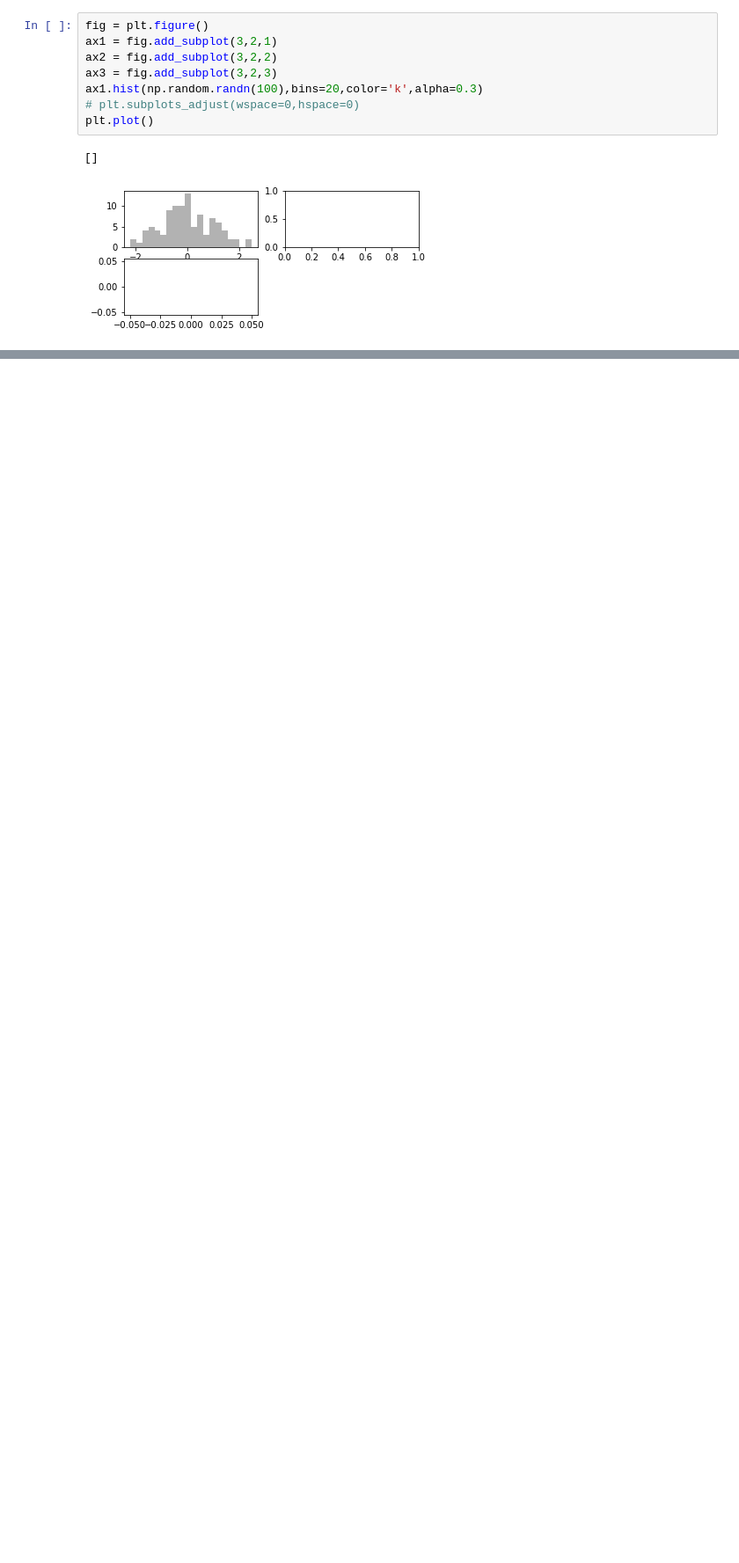
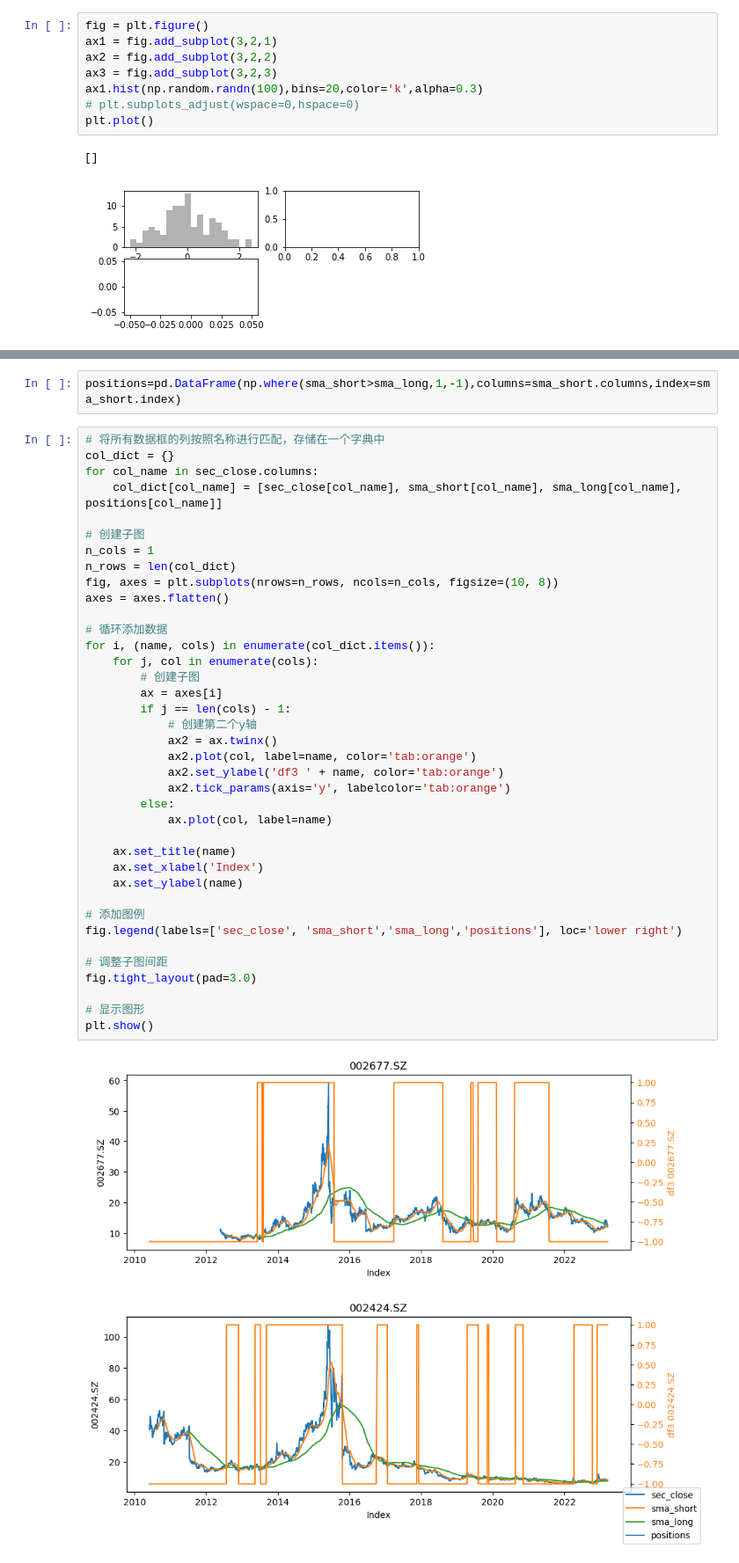
Before and after one commit to Howieshi666/Investment, a Jupyter notebook: matplotlib.ipynb, the cells around one changed output, grey strips where cells are left out. Shown at 88% size. Saved outputs shown, nothing was run; the diff lists cells and outputs as text; blank space fills up the shorter version.

```diff
--- a/matplotlib.ipynb
+++ b/matplotlib.ipynb
@@ -22,0 +48,42 @@ plt.plot()
+# %%
+positions=pd.DataFrame(np.where(sma_short>sma_long,1,-1),columns=sma_short.columns,index=sma_short.index)
+# %%
+# 将所有数据框的列按照名称进行匹配，存储在一个字典中
+col_dict = {}
+for col_name in sec_close.columns:
+    col_dict[col_name] = [sec_close[col_name], sma_short[col_name], sma_long[col_name], positions[col_name]]
+
+# 创建子图
+n_cols = 1
+n_rows = len(col_dict)
+fig, axes = plt.subplots(nrows=n_rows, ncols=n_cols, figsize=(10, 8))
+axes = axes.flatten()
+
+# 循环添加数据
+for i, (name, cols) in enumerate(col_dict.items()):
+    for j, col in enumerate(cols):
+        # 创建子图
+        ax = axes[i]
+        if j == len(cols) - 1:
+            # 创建第二个y轴
+            ax2 = ax.twinx()
+            ax2.plot(col, label=name, color='tab:orange')
+            ax2.set_ylabel('df3 ' + name, color='tab:orange')
+            ax2.tick_params(axis='y', labelcolor='tab:orange')
+        else:
+            ax.plot(col, label=name)
+
+    ax.set_title(name)
+    ax.set_xlabel('Index')
+    ax.set_ylabel(name)
+
+# 添加图例
+fig.legend(labels=['sec_close', 'sma_short','sma_long','positions'], loc='lower right')
+
+# 调整子图间距
+fig.tight_layout(pad=3.0)
+
+# 显示图形
+plt.show()
+# %% [output]
+[figure, added]
```
Also changed, not shown: parts of 6 cells of this notebook, 1 other file.
